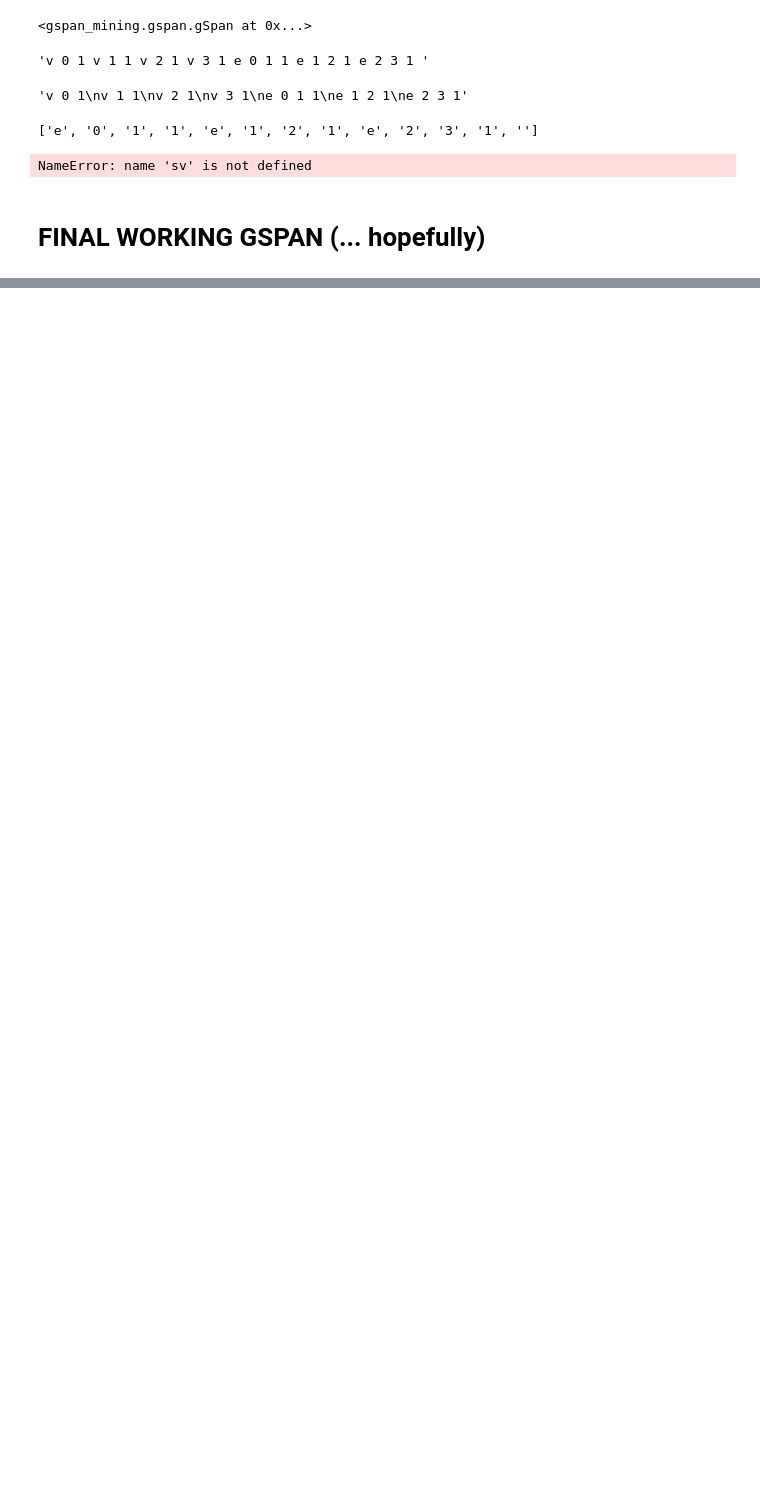
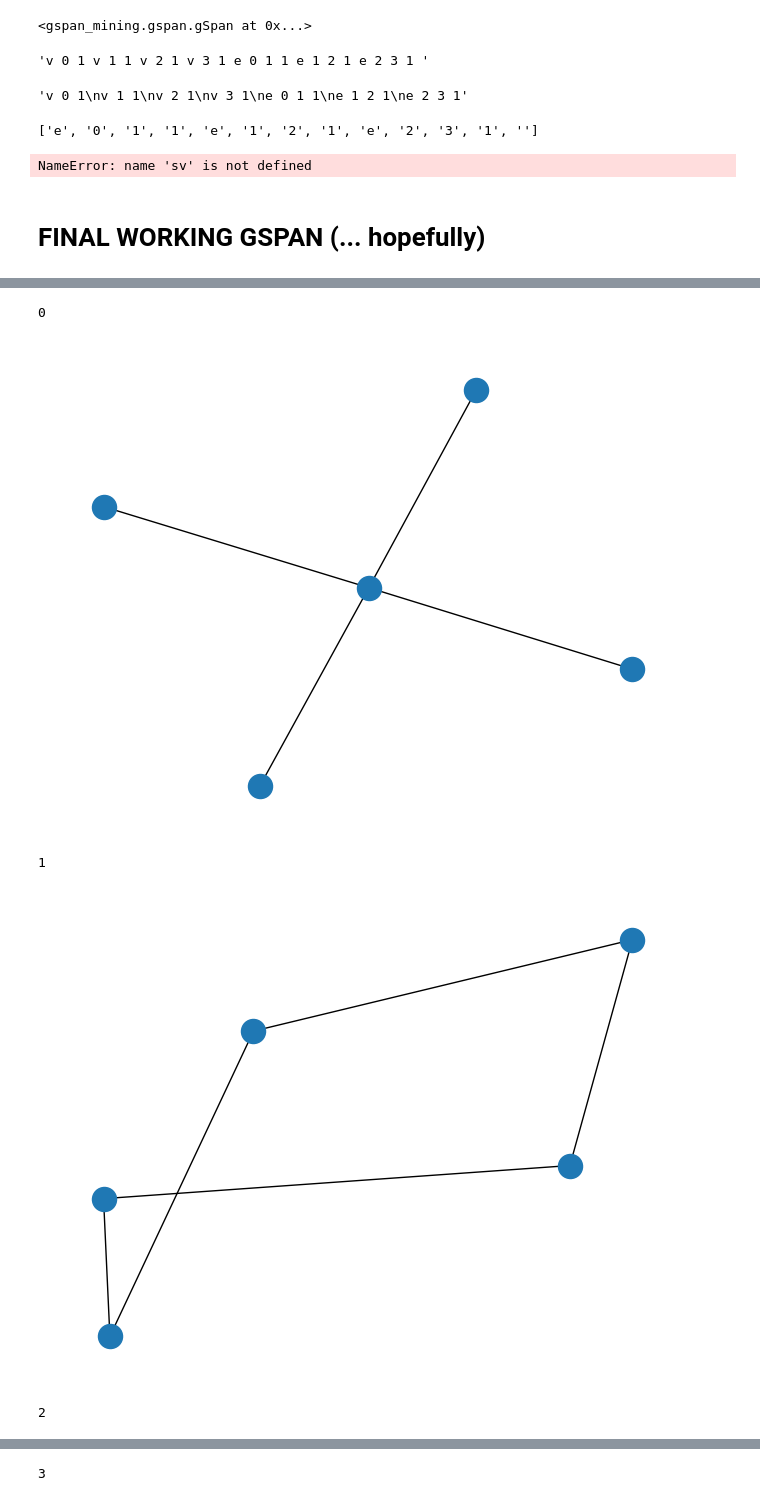
Before and after one commit to LRudL/GCExplainer-unsupervised, a Jupyter notebook: src/tests.ipynb, the cells around one changed output, grey strips where cells are left out. Saved outputs shown, nothing was run; the diff lists cells and outputs as text; code cells hidden in the pictures; blank space fills up the shorter version.

Commit message:
gspan method with scores working

```diff
--- a/src/tests.ipynb
+++ b/src/tests.ipynb
@@ -500,0 +673,10 @@ for i, concept in enumerate(concepts):
+# %%
+concepts2, df2 = gspan_on_graph(
+    graph,
+    concepts=7,
+    n=75,
+    k=5,
+    support=10,
+    min_nodes=4,
+    max_nodes=10
+)
@@ -500,0 +915,11 @@ for i, concept in enumerate(concepts):
+# %%
+for i, concept in enumerate(concepts2):
+    print(i)
+    concept.draw()
+    plt.show()
+# %% [output]
+0
+[figure, added]
+1
+[figure, added]
+2
@@ -500,0 +927 @@ for i, concept in enumerate(concepts):
+3
```
Also changed, not shown: parts of 15 cells of this notebook, 2 other files.
